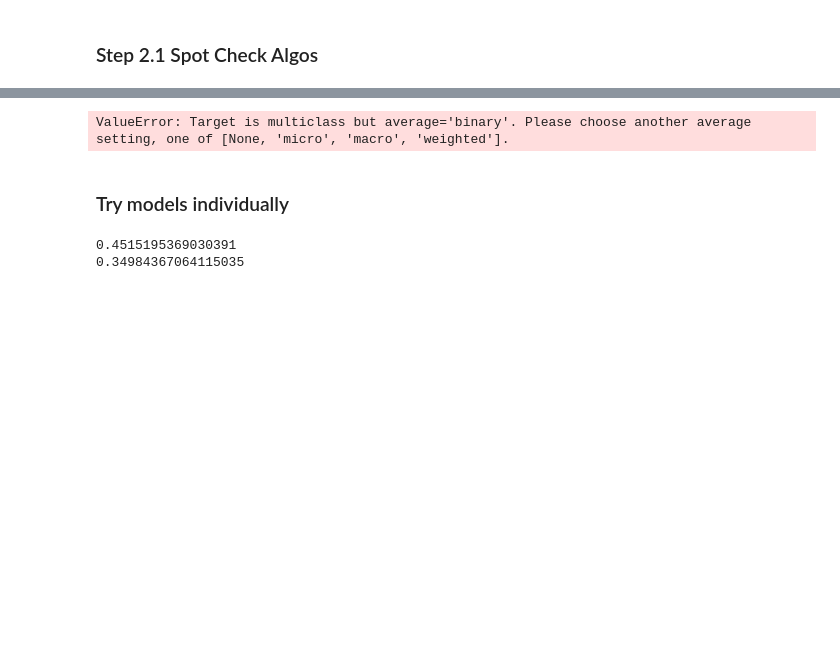
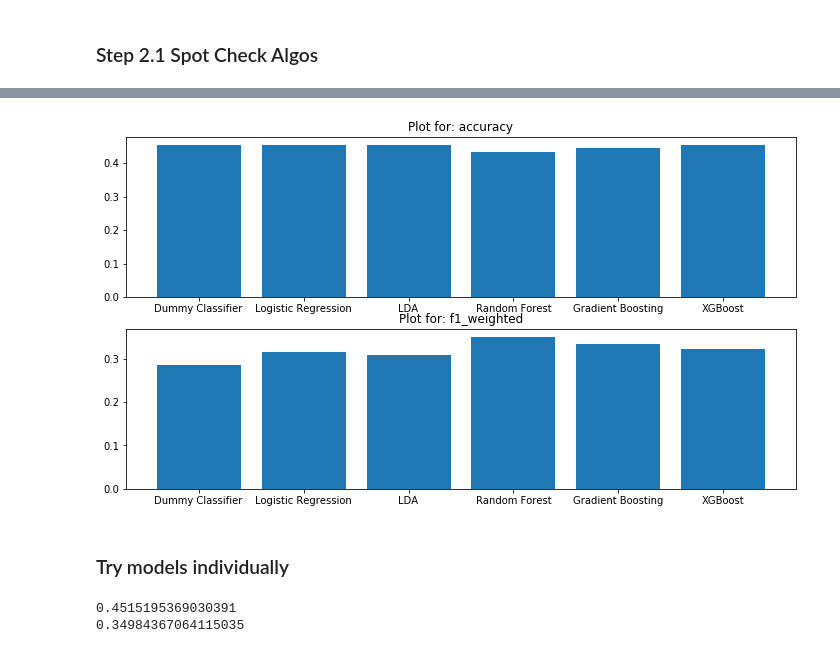
Before and after one commit to Isabelle-Dr/MidTerm-Project, a Jupyter notebook: Notebooks/4_Multiclass_classification.ipynb, the cells around one changed output, grey strips where cells are left out. Saved outputs shown, nothing was run; the diff lists cells and outputs as text; code cells hidden in the pictures; blank space fills up the shorter version.

```diff
--- a/Notebooks/4_Multiclass_classification.ipynb
+++ b/Notebooks/4_Multiclass_classification.ipynb
@@ -87,10 +87,11 @@ X = data.drop('delay_type', axis = 1)
 print(y.shape)
 print(X.shape)
 
-y_pca = data_pca.delay_type
-X_pca = data_pca.drop('delay_type', axis = 1)
-print(y_pca.shape)
-print(X_pca.shape)
+data_pca_small = data_pca.sample(10000) ###smaller sample
+y_pca_small = data_pca_small.delay_type
+X_pca_small = data_pca_small.drop('delay_type', axis = 1)
+print(y_pca_small.shape)
+print(X_pca_small.shape)
 # %% [output]
 (3451,)
 (3451, 17)
@@ -165,7 +171,7 @@ scoring = ('accuracy', 'f1')
 # %%
-results_mean, results_std = perform_cross_validate(models=models, X=X, y=y, scoring=scoring, n_folds=5, plot=True)
+results_mean, results_std = perform_cross_validate(models=models, X=X_pca_small, y=y_pca_small, scoring=scoring, n_folds=3, plot=True)
 # %% [output]
-ValueError: Target is multiclass but average='binary'. Please choose another average setting, one of [None, 'micro', 'macro', 'weighted'].
+[figure, added]
 # %% [markdown]
 ### Try models individually
 # %%
```
Also changed, not shown: parts of 8 cells of this notebook.
